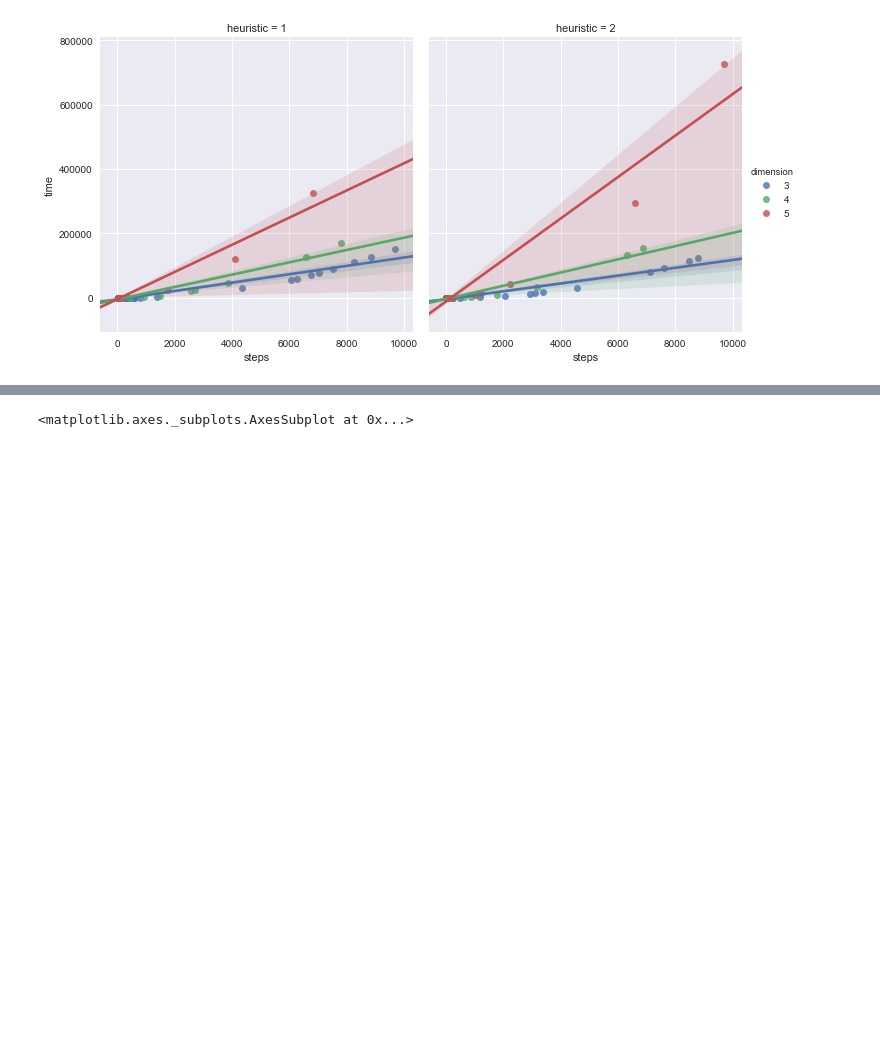
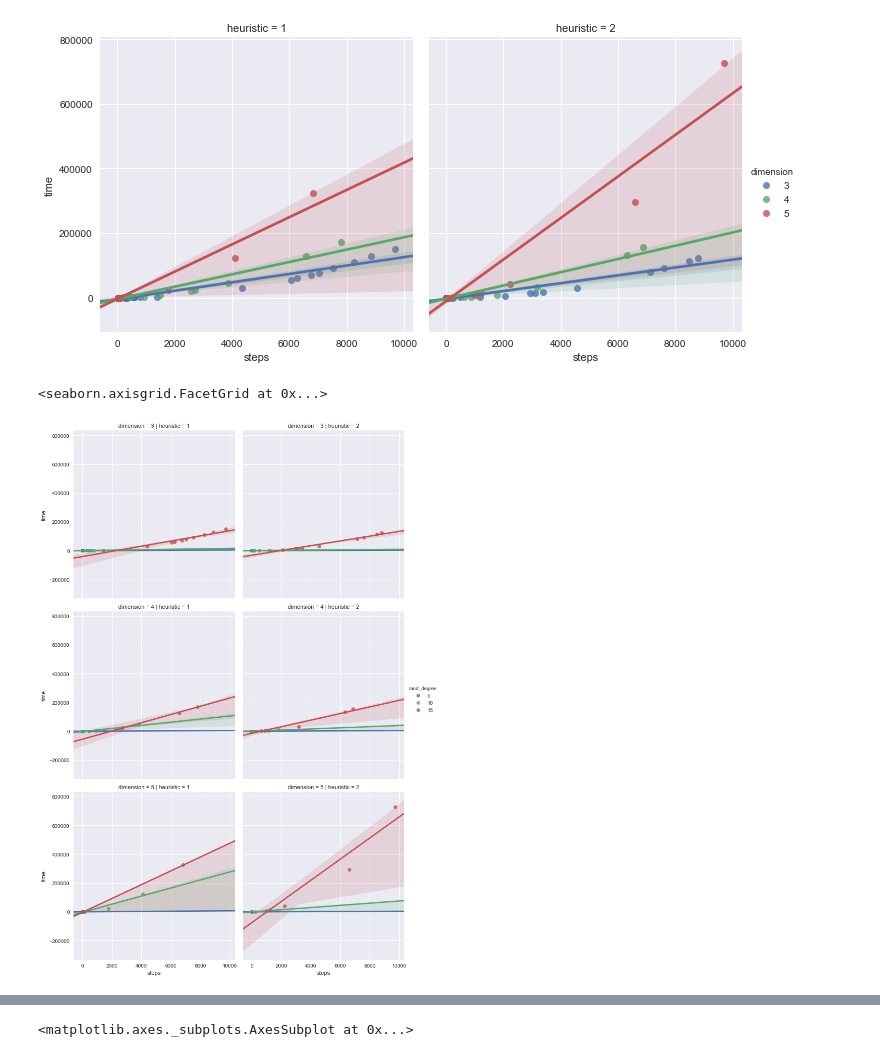
Before and after one commit to ilyakrasnov/ai_project_jce17, a Jupyter notebook: stats/Analysis.ipynb, the cells around one changed output, grey strips where cells are left out. Saved outputs shown, nothing was run; the diff lists cells and outputs as text; code cells hidden in the pictures; blank space fills up the shorter version.

```diff
--- a/stats/Analysis.ipynb
+++ b/stats/Analysis.ipynb
@@ -102,4 +102,9 @@ sns.lmplot(x="steps", y="time", hue="dimension", col="heuristic", data=df)
 # %% [output]
 <seaborn.axisgrid.FacetGrid at 0x...>
 [figure]
+# %%
+sns.lmplot(x="steps", y="time", row="dimension", col="heuristic", hue="rand_degree",data=df)
+# %% [output]
+<seaborn.axisgrid.FacetGrid at 0x...>
+[figure, added]
 # %%
```
Also changed, not shown: parts of 7 cells of this notebook.
